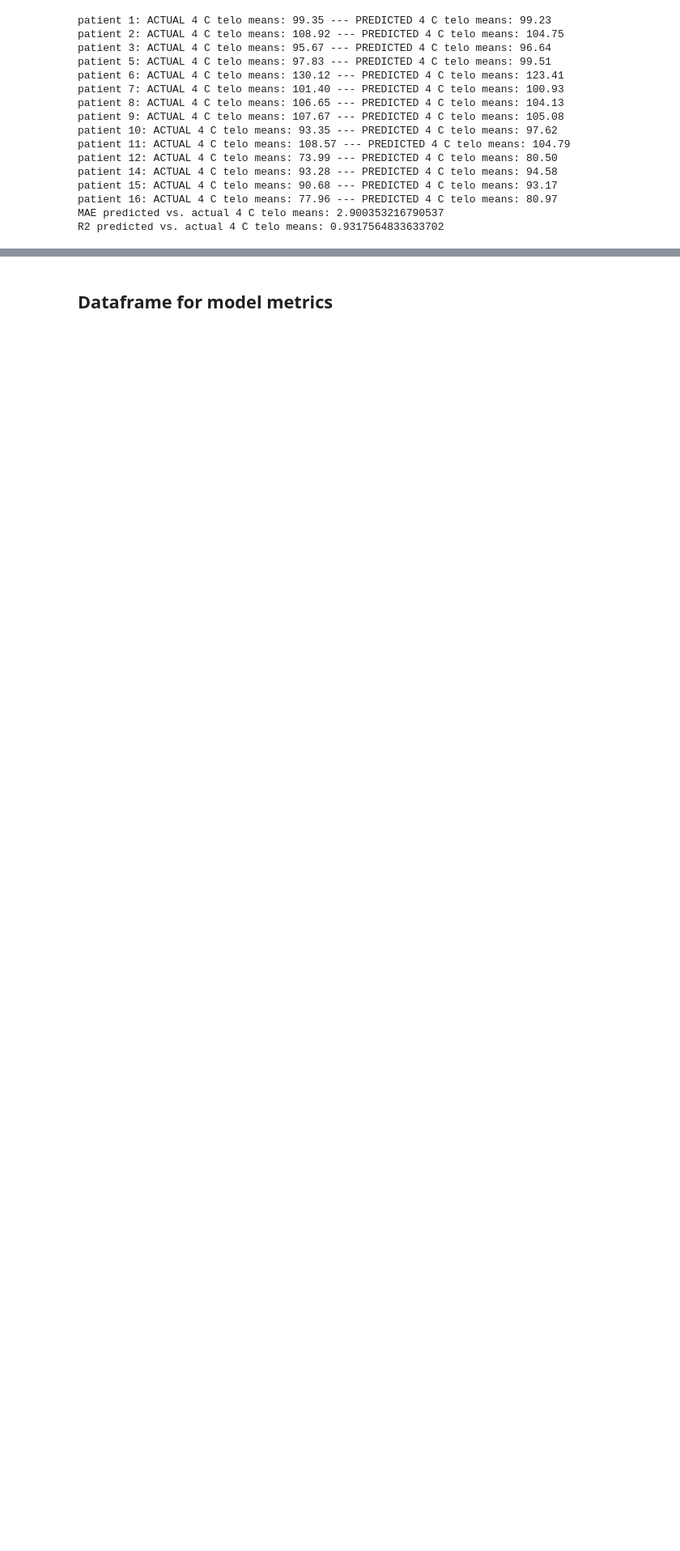
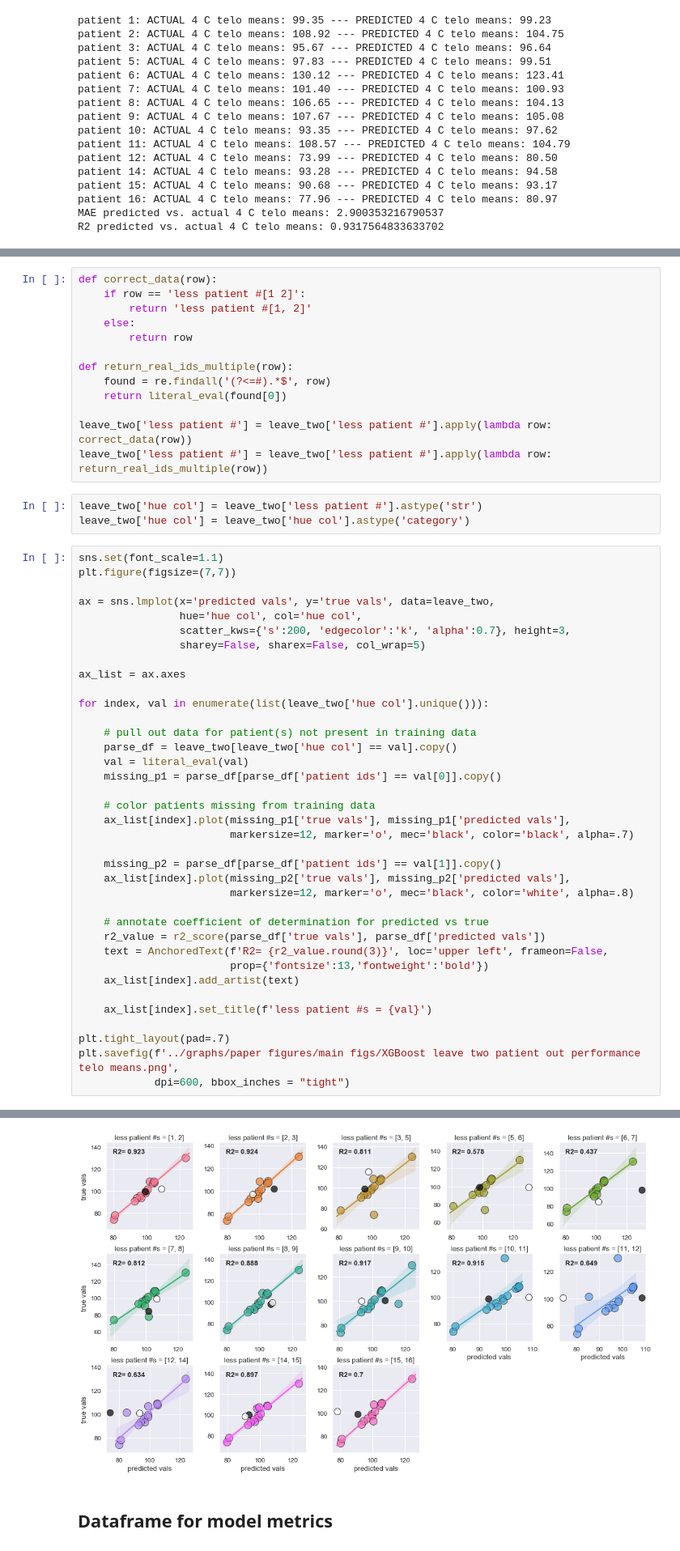
Before and after one commit to Jared-Luxton/radiation-therapy-machine-learning, a Jupyter notebook: notebooks/03_radiation_therapy_patients_data_MACHINE_LEARNING.ipynb, the cells around one changed output, grey strips where cells are left out. Shown at 81% size. Saved outputs shown, nothing was run; the diff lists cells and outputs as text; blank space fills up the shorter version.

```diff
--- a/notebooks/03_radiation_therapy_patients_data_MACHINE_LEARNING.ipynb
+++ b/notebooks/03_radiation_therapy_patients_data_MACHINE_LEARNING.ipynb
@@ -339,0 +432,54 @@ Text(0.5, 1.0, 'XGBoost predictions of post-therapy mean telomere lengths')
+# %%
+def correct_data(row):
+    if row == 'less patient #[1 2]':
+        return 'less patient #[1, 2]'
+    else:
+        return row
+
+def return_real_ids_multiple(row):
+    found = re.findall('(?<=#).*$', row)
+    return literal_eval(found[0])
+
+leave_two['less patient #'] = leave_two['less patient #'].apply(lambda row: correct_data(row))
+leave_two['less patient #'] = leave_two['less patient #'].apply(lambda row: return_real_ids_multiple(row))
+# %%
+leave_two['hue col'] = leave_two['less patient #'].astype('str')
+leave_two['hue col'] = leave_two['hue col'].astype('category')
+# %%
+sns.set(font_scale=1.1)
+plt.figure(figsize=(7,7))
+
+ax = sns.lmplot(x='predicted vals', y='true vals', data=leave_two,
+                hue='hue col', col='hue col',
+                scatter_kws={'s':200, 'edgecolor':'k', 'alpha':0.7}, height=3,
+                sharey=False, sharex=False, col_wrap=5)
+
+ax_list = ax.axes
+
+for index, val in enumerate(list(leave_two['hue col'].unique())):
+
+    # pull out data for patient(s) not present in training data
+    parse_df = leave_two[leave_two['hue col'] == val].copy()
+    val = literal_eval(val)
+    missing_p1 = parse_df[parse_df['patient ids'] == val[0]].copy()
+
+    # color patients missing from training data
+    ax_list[index].plot(missing_p1['true vals'], missing_p1['predicted vals'],
+                        markersize=12, marker='o', mec='black', color='black', alpha=.7)
+
+    missing_p2 = parse_df[parse_df['patient ids'] == val[1]].copy()
+    ax_list[index].plot(missing_p2['true vals'], missing_p2['predicted vals'],
+                        markersize=12, marker='o', mec='black', color='white', alpha=.8)
+
+    # annotate coefficient of determination for predicted vs true
+    r2_value = r2_score(parse_df['true vals'], parse_df['predicted vals'])
+    text = AnchoredText(f'R2= {r2_value.round(3)}', loc='upper left', frameon=False,
+                        prop={'fontsize':13,'fontweight':'bold'})
+    ax_list[index].add_artist(text)
+
+    ax_list[index].set_title(f'less patient #s = {val}')
+
+plt.tight_layout(pad=.7)
+plt.savefig(f'../graphs/paper figures/main figs/XGBoost leave two patient out performance telo means.png',
+            dpi=600, bbox_inches = "tight")
+# %% [output]
@@ -340,3 +487,4 @@ Text(0.5, 1.0, 'XGBoost predictions of post-therapy mean telomere lengths')
+[figure, added]
 # %% [markdown]
 ## Dataframe for model metrics
 # %%
```
Also changed, not shown: parts of 14 cells of this notebook, 1 other file.
